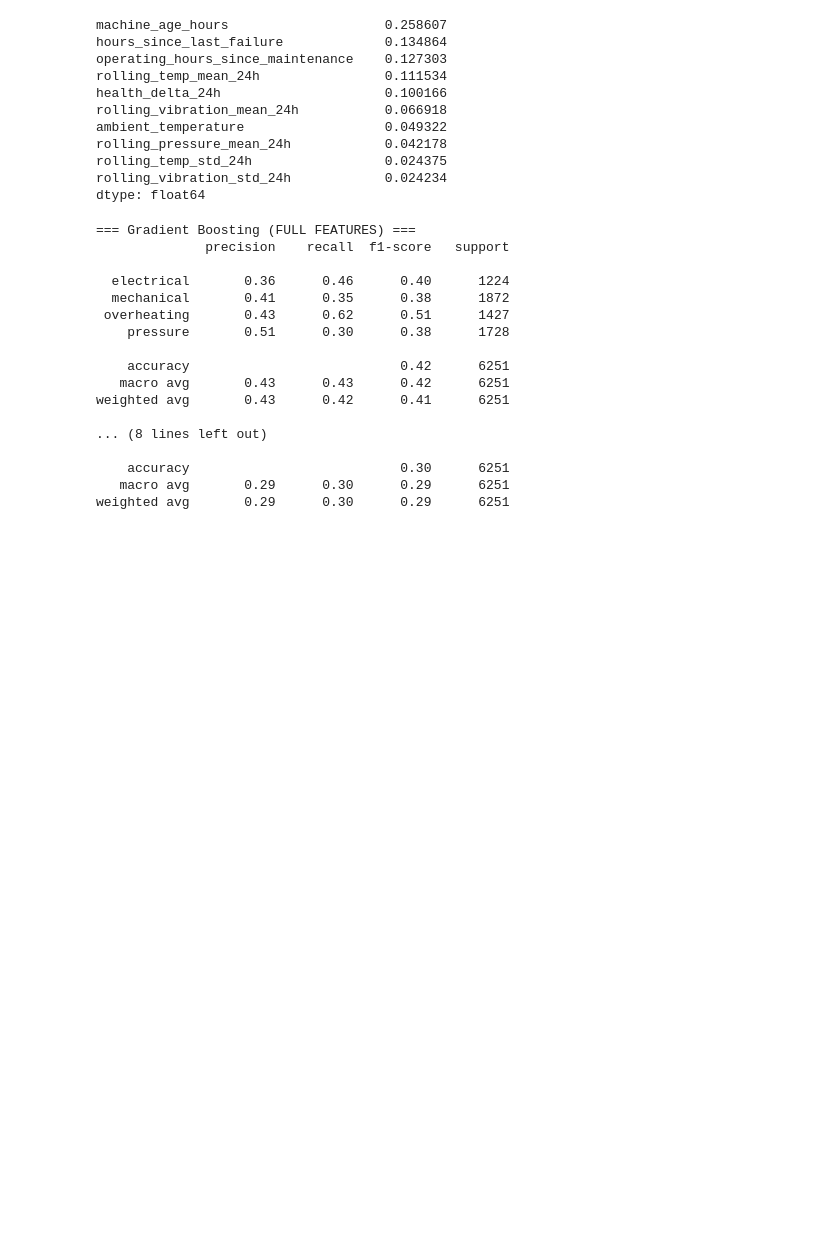
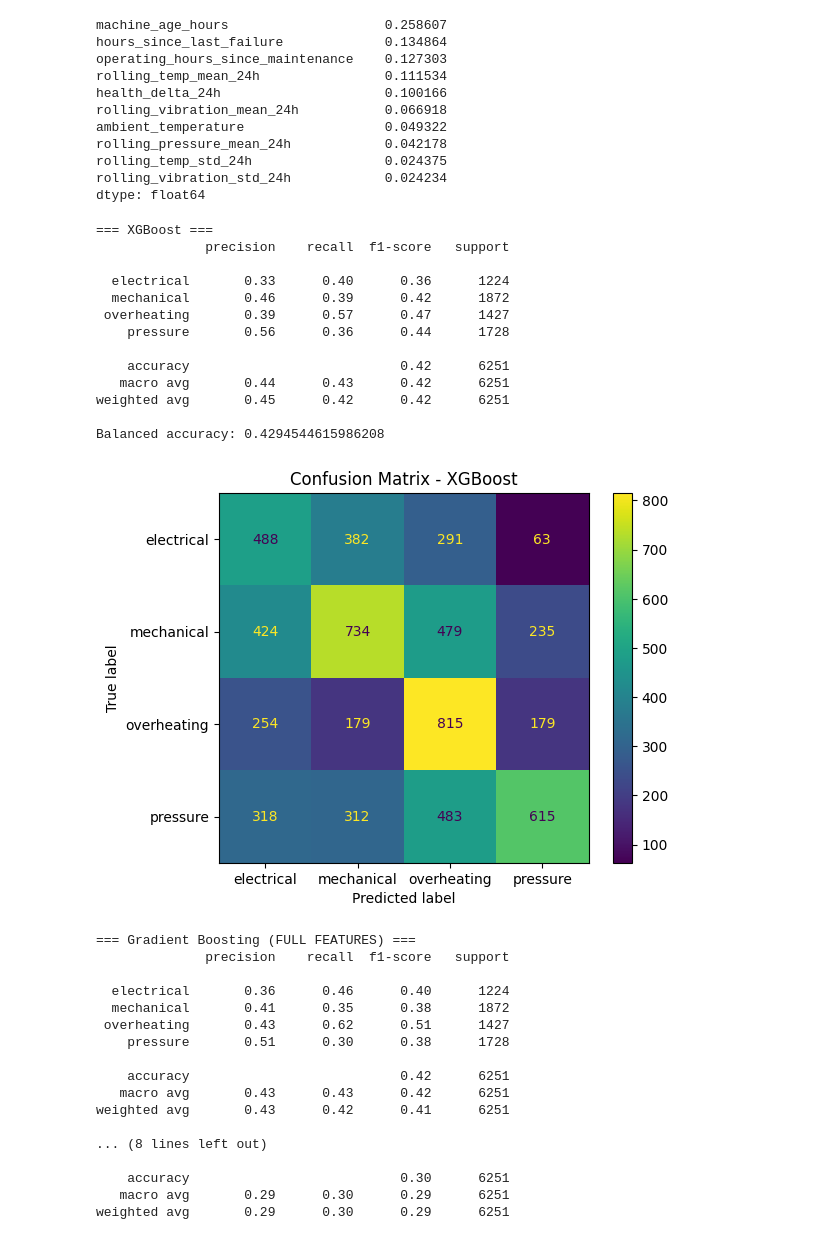
Before and after one commit to jiravo/diplomova-prace, a Jupyter notebook: predictive/failure_type.ipynb, the cells around one changed output. Cells and saved outputs as stored; diff of their text form; code cells hidden in the pictures; blank space fills up the shorter version.

```diff
--- a/predictive/failure_type.ipynb
+++ b/predictive/failure_type.ipynb
@@ -247,4 +257,55 @@ rolling_pressure_mean_24h            0.042178
 rolling_temp_std_24h                 0.024375
 rolling_vibration_std_24h            0.024234
 dtype: float64
+# %%
+# XGBoost
+from sklearn.metrics import ConfusionMatrixDisplay, balanced_accuracy_score, classification_report
+from xgboost import XGBClassifier
+
+classes = sorted(y_train.unique())
+label_to_int = {label: idx for idx, label in enumerate(classes)}
+int_to_label = {idx: label for label, idx in label_to_int.items()}
+
+y_train_xgb = y_train.map(label_to_int)
+
+model_xgb = XGBClassifier(
+    objective="multi:softprob",
+    num_class=len(classes),
+    eval_metric="mlogloss",
+    n_estimators=300,
+    max_depth=6,
+    learning_rate=0.05,
+    subsample=0.8,
+    colsample_bytree=0.8,
+    random_state=42,
+    n_jobs=-1,
+)
+
+model_xgb.fit(X_train, y_train_xgb)
+
+pred_xgb_encoded = model_xgb.predict(X_test)
+pred_xgb = pd.Series(pred_xgb_encoded, index=y_test.index).map(int_to_label)
+
+print("=== XGBoost ===")
+print(classification_report(y_test, pred_xgb))
+print("Balanced accuracy:", balanced_accuracy_score(y_test, pred_xgb))
+
+ConfusionMatrixDisplay.from_predictions(y_test, pred_xgb)
+plt.title("Confusion Matrix - XGBoost")
+plt.show()
+# %% [output]
+=== XGBoost ===
+              precision    recall  f1-score   support
+
+  electrical       0.33      0.40      0.36      1224
+  mechanical       0.46      0.39      0.42      1872
+ overheating       0.39      0.57      0.47      1427
+    pressure       0.56      0.36      0.44      1728
+
+    accuracy                           0.42      6251
+   macro avg       0.44      0.43      0.42      6251
+weighted avg       0.45      0.42      0.42      6251
+
+Balanced accuracy: 0.4294544615986208
+[figure, added]
 # %%
```
Also changed, not shown: parts of 6 cells of this notebook, 2 other files.
